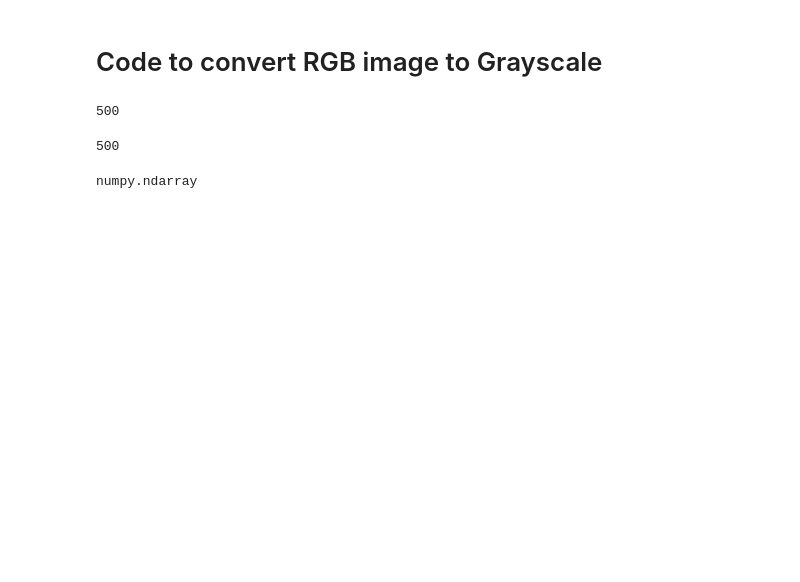
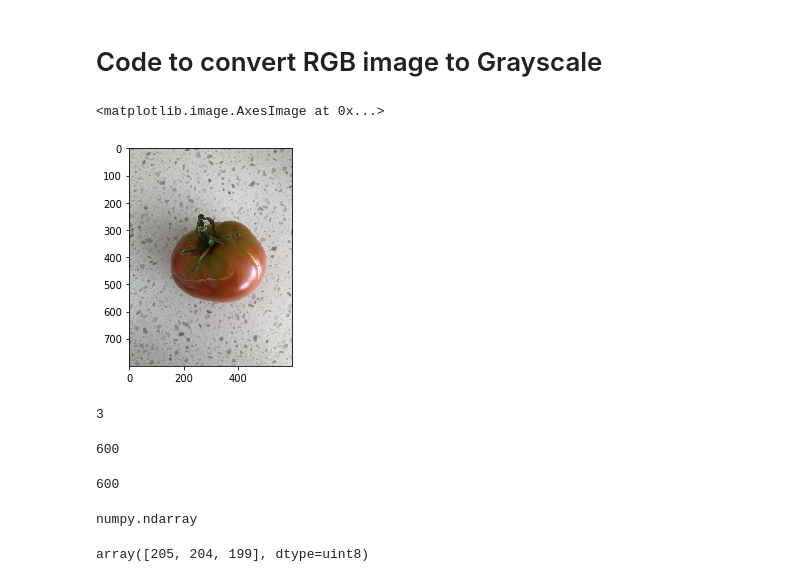
Before and after one commit to tweeraratne/problem-solving, a Jupyter notebook: Code_to_convert_RGB_image_to_Grayscale.ipynb, the cells around one changed output. Cells and saved outputs as stored; diff of their text form; code cells hidden in the pictures; blank space fills up the shorter version.

Commit message:
more coding and exploration on image and array handling

```diff
--- a/Code_to_convert_RGB_image_to_Grayscale.ipynb
+++ b/Code_to_convert_RGB_image_to_Grayscale.ipynb
@@ -8,0 +8,2 @@ color_img = np.asarray(Image.open(image_path))
+# %%
+file_name = "image_1.jpg"
@@ -9,14 +13,29 @@ color_img = np.asarray(Image.open(image_path))
+# %%
+color_img = np.asarray(Image.open(file_name))
+# %%
+plt.imshow(color_img)
+# %% [output]
+<matplotlib.image.AxesImage at 0x...>
+[figure, added]
+# %%
+color_img.shape[2]
+# %% [output]
+3
 # %%
 print(len(color_img[0]))
 # %% [output]
-500
+600
 # %%
 # color_img
 # %%
 color_img.shape[1]
 # %% [output]
-500
+600
 # %%
 type(color_img)
 # %% [output]
 numpy.ndarray
+# %%
+color_img[0,2]
+# %% [output]
+array([205, 204, 199], dtype=uint8)
```
Also changed, not shown: parts of 14 cells of this notebook.
